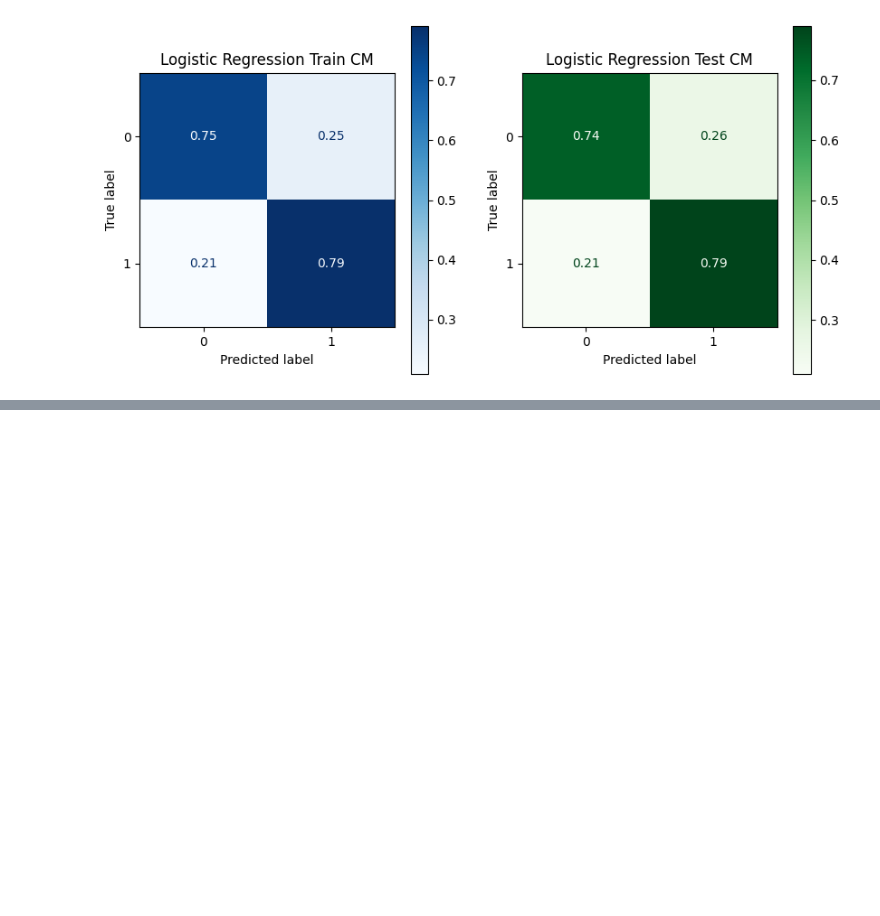
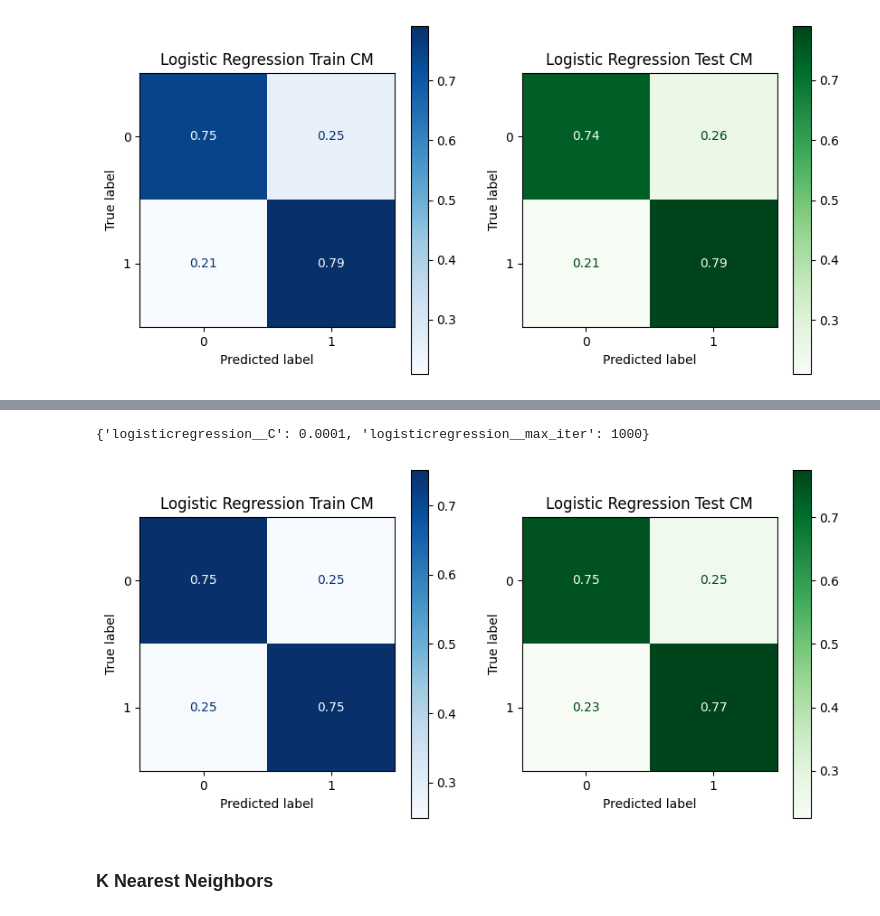
Before and after one commit to Carla9711/Machine-Learning---Classification, a Jupyter notebook: Machine_Learning_Classification.ipynb, the cells around one changed output, grey strips where cells are left out. Drawn from its saved outputs; the diff is of its cells as text; code cells hidden in the pictures; blank space fills up the shorter version.

```diff
--- a/Machine_Learning_Classification.ipynb
+++ b/Machine_Learning_Classification.ipynb
@@ -867,0 +896,4 @@ axes[1].set_title('Logistic Regression Test CM');
+# %%
+gridsearch_log_reg = GridSearchCV(logreg_pipe_smote, param_grid_log_reg)
+# %%
+gridsearch_log_reg.fit(X_train, y_train)
@@ -867,0 +918,26 @@ axes[1].set_title('Logistic Regression Test CM');
+# %%
+gridsearch_log_reg.best_params_
+# %% [output]
+{'logisticregression__C': 0.0001, 'logisticregression__max_iter': 1000}
+# %%
+best_log_reg_grid = gridsearch_log_reg.best_estimator_
+# %%
+# predit and save train and test data
+train_preds_best = best_log_reg_grid.predict(X_train)
+test_preds_best = best_log_reg_grid.predict(X_test)
+# %%
+# Model evaluation from code along ML lecture 7
+# display confusion matrices
+fig, axes = plt.subplots(ncols=2, figsize=(10,5))
+
+ConfusionMatrixDisplay.from_predictions(y_train, train_preds_best,
+                                        ax=axes[0], cmap='Blues',normalize='true')
+
+ConfusionMatrixDisplay.from_predictions(y_test, test_preds_best,
+                                        ax=axes[1], cmap='Greens',normalize='true')
+axes[0].set_title('Logistic Regression Train CM')
+axes[1].set_title('Logistic Regression Test CM');
+# %% [output]
+[figure, added]
+# %% [markdown]
+### K Nearest Neighbors
```
Also changed, not shown: parts of 6 cells of this notebook.
